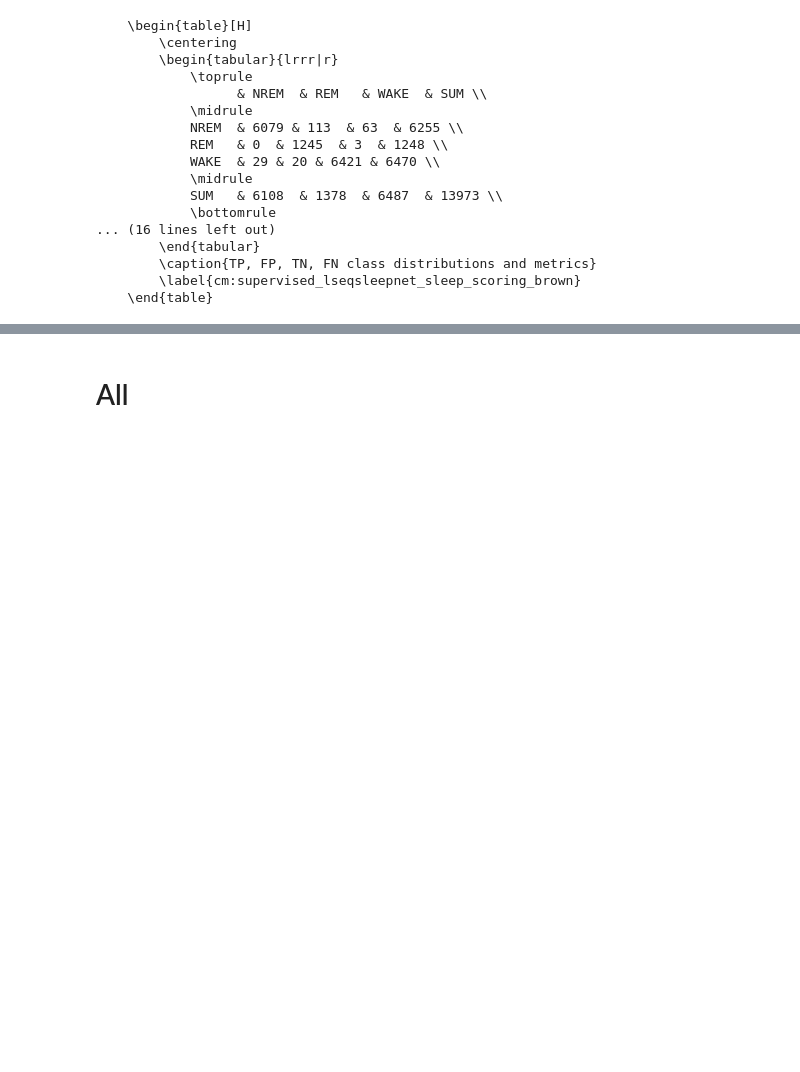
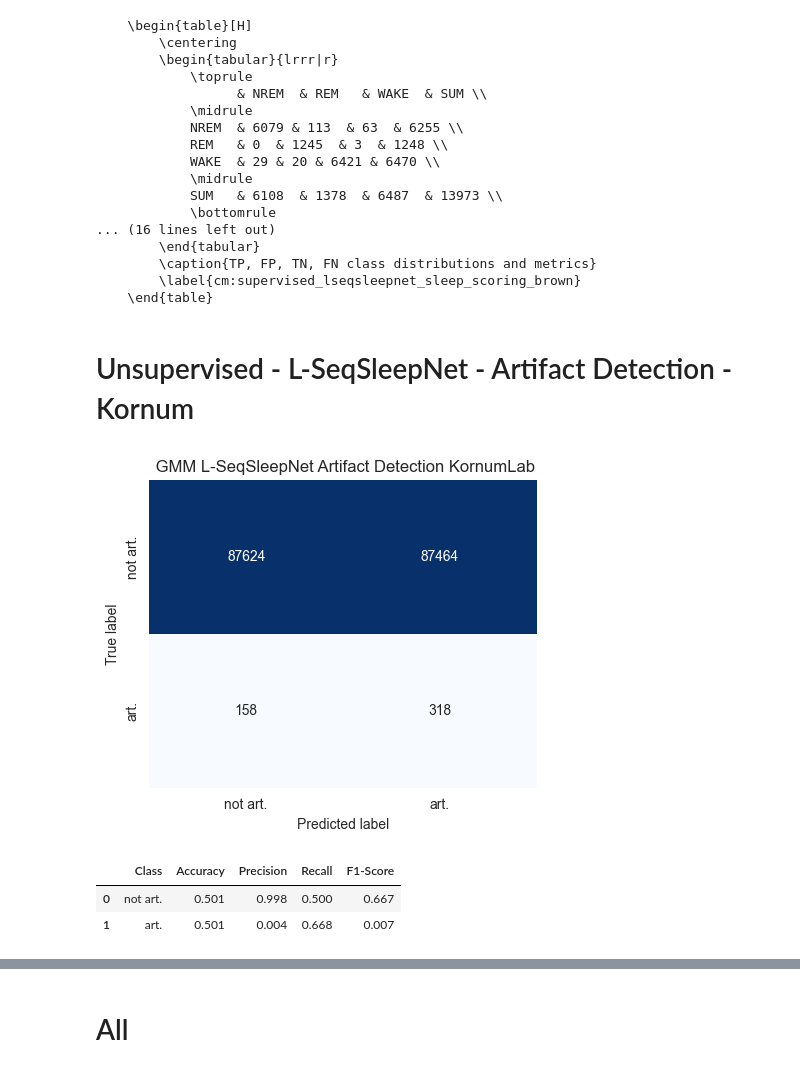
Before and after one commit to LucasDJensen/02466-spindle, a Jupyter notebook: extract_embeddings/Matrix Reproducer.ipynb, the cells around one changed output, grey strips where cells are left out. Saved outputs shown, nothing was run; the diff lists cells and outputs as text; code cells hidden in the pictures; blank space fills up the shorter version.

Commit message:
Updated Matrix Reproducer.ipynb to include L-SeqSleepNet and Autoencoder matrices.

```diff
--- a/extract_embeddings/Matrix Reproducer.ipynb
+++ b/extract_embeddings/Matrix Reproducer.ipynb
@@ -610,3 +610,21 @@ latex_sleep_score(confusion_matrix, 'supervised_lseqsleepnet_sleep_scoring_brown
         \caption{TP, FP, TN, FN class distributions and metrics}
         \label{cm:supervised_lseqsleepnet_sleep_scoring_brown}
     \end{table}
+# %% [markdown]
+# Unsupervised - L-SeqSleepNet - Artifact Detection - Kornum
+# %%
+confusion_matrix = np.array(np.array([
+    [7009936, 6997146],
+    [12664, 25454],
+])/ 80, dtype=int)
+name = 'unsupervised_lseqsleepnet_artifact_detection_kornum'
+plot(confusion_matrix, f'{name}.png',
+     ' GMM L-SeqSleepNet Artifact Detection KornumLab')
+
+results = metrics(confusion_matrix)
+round(results, 3)
+# %% [output]
+[figure, added]
+|  | Class | Accuracy | Precision | Recall | F1-Score |
+| 0 | not art. | 0.501 | 0.998 | 0.500 | 0.667 |
+| 1 | art. | 0.501 | 0.004 | 0.668 | 0.007 |
```
Also changed, not shown: parts of 19 cells of this notebook.
